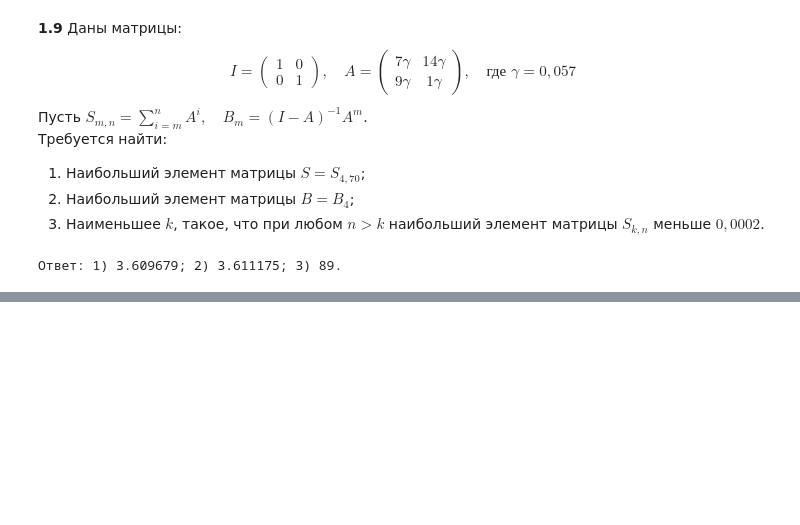
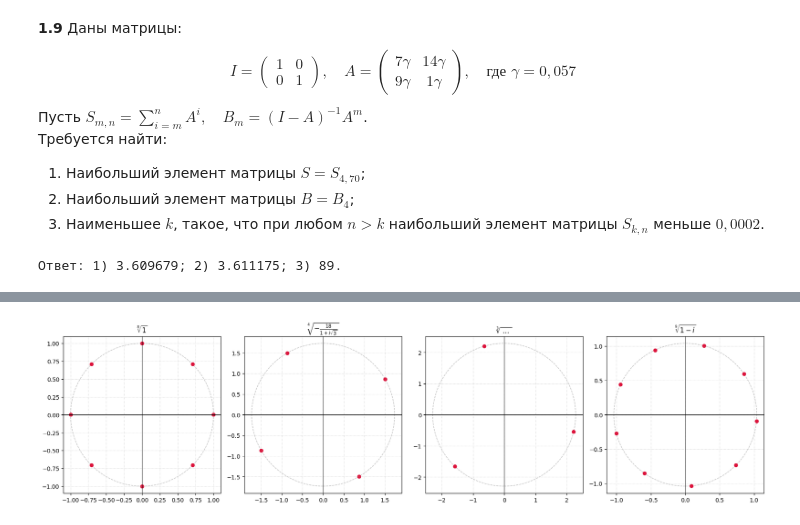
Before and after one commit to NEKITCHEL228/matematika_dlya_progi, a Jupyter notebook: 1_kr.ipynb, the cells around one changed output, grey strips where cells are left out. Cells and saved outputs as stored; diff of their text form; code cells hidden in the pictures; blank space fills up the shorter version.

```diff
--- a/1_kr.ipynb
+++ b/1_kr.ipynb
@@ -480,0 +579,36 @@ print(f"Ответ: 1) {ans1:.6f}; 2) {ans2:.6f}; 3) {ans3}.")
+# %%
+import numpy as np
+import matplotlib.pyplot as plt
+
+# 1. Подкоренные комплексные числа (задаем их в виде (число, степень корня, LaTeX-строка для отображения))
+nums = [
+    (1 + 0j, 8, r"\sqrt[8]{1}"),
+    (-18 / (1 + 1j * np.sqrt(3)), 4, r"\sqrt[4]{-\frac{18}{1 + i\sqrt{3}}}"),
+    ((1 - 5j)/(1 + 1j) - 5*(1 + 2j)/(2 - 1j) + 11, 3, r"\sqrt[3]{\dots}"),
+    (1 - 1j, 9, r"\sqrt[9]{1 - i}")
+]
+
+# 2. Отрисовка корней
+fig, axes = plt.subplots(1, 4, figsize=(18, 4.5))
+for ax, (w, n, title) in zip(axes, nums):
+    # Вычисление модуля и аргумента
+    r = np.abs(w)**(1/n)
+    phi = np.angle(w)
+
+    # Вычисление корней
+    roots = [r * np.exp(1j * (phi + 2 * np.pi * k) / n) for k in range(n)]
+
+    # Отрисовка круга и корней
+    circle = plt.Circle((0, 0), r, color='gray', fill=False, linestyle='--', alpha=0.5)
+    ax.add_patch(circle)
+    ax.scatter([z.real for z in roots], [z.imag for z in roots], color='crimson', s=35)
+    ax.axhline(0, color='black', lw=0.6)
+    ax.axvline(0, color='black', lw=0.6)
+    ax.grid(True, linestyle=':', alpha=0.6)
+    ax.set_aspect('equal')
+    ax.set_title(f"${title}$")
+
+plt.tight_layout()
+plt.show()
+# %% [output]
+[figure, added]
```
Also changed, not shown: parts of 32 cells of this notebook.
